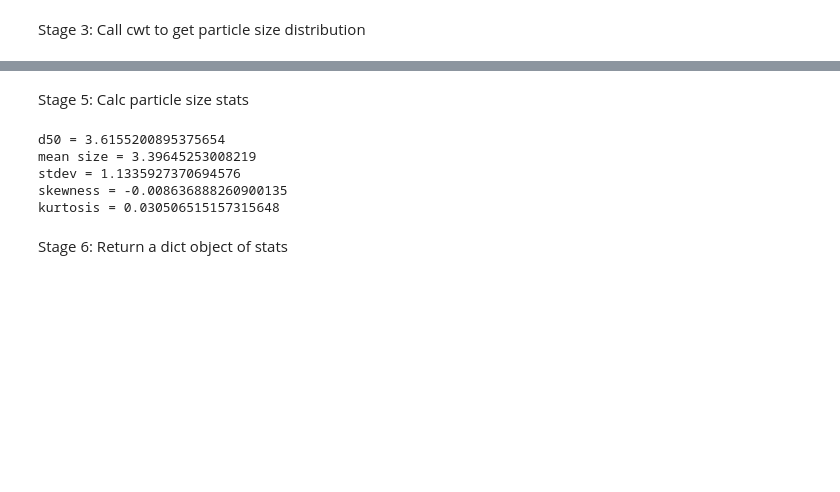
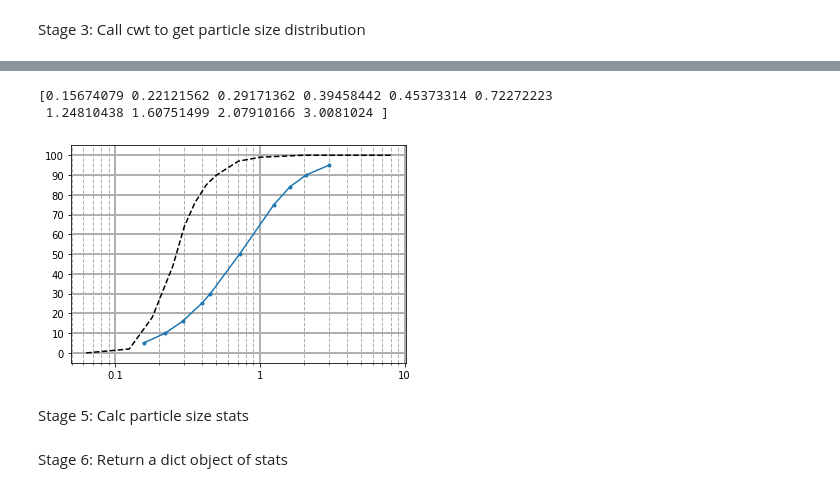
Before and after one commit to CasperFBakker/pyDGS-GUI, a Jupyter notebook: pyDGS Jupyter/dgs_og.ipynb, the cells around one changed output, grey strips where cells are left out. Drawn from its saved outputs; the diff is of its cells as text; code cells hidden in the pictures; blank space fills up the shorter version.

```diff
--- a/pyDGS Jupyter/dgs_og.ipynb
+++ b/pyDGS Jupyter/dgs_og.ipynb
@@ -121,8 +112,30 @@ print(test1)
+# %%
+pd = np.interp([.05,.1,.16,.25,.3,.5,.75,.84,.9,.95],np.hstack((0,np.cumsum(r_v))), np.hstack((0,scales)) )
+data_C = pd * resolution
+print(data_C)
+sieve_open = [8, 4, 2, 1, 0.71, 0.5, 0.425, 0.355, 0.3, 0.25, 0.18, 0.125, 0.063]
+sieve_C = [98, 93, 76, 55, 40, 22, 16, 9, 5, 2, 0, 0, 0]
+sieve_A = [100, 100, 100, 99, 97, 90, 85, 76, 64, 44, 18, 2, 0]
+percentile_C = [5, 10, 16, 25, 30, 50,  75, 84, 90, 95]
+plt.plot(data_C, percentile_C, marker='.')
+plt.plot(sieve_open, sieve_A, ls='--', color='black')
+
+plt.xscale("log")
+plt.grid(which='major', linewidth=2, linestyle='-')
+plt.grid(which='minor', linewidth=1, linestyle='--')
+plt.yticks(np.arange(0,110, 10), ['0', '10', '20', '30', '40', '50', '60', '70', '80', '90', '100'] )
+plt.xticks([0.1, 1, 10], [0.1,1,10])
+
+plt.show()
+# %% [output]
+[0.15674079 0.22121562 0.29171362 0.39458442 0.45373314 0.72272223
+ 1.24810438 1.60751499 2.07910166 3.0081024 ]
+[figure, added]
 # %% [markdown]
 Stage 5: Calc particle size stats
 # %%
-
 pd = np.interp([.05,.1,.16,.25,.3,.5,.75,.84,.9,.95],np.hstack((0,np.cumsum(r_v))), np.hstack((0,scales)) )
+pd *= resolution
 if verbose==1:
     print("d50 = "+str(pd[5]))
 
@@ -141,12 +154,6 @@ if verbose==1:
 kurt = (sum(r_v*((scales-mnsz)**4)))/(100*srt**4)
 if verbose==1:
     print("kurtosis = "+str(kurt))
-# %% [output]
-d50 = 3.6155200895375654
-mean size = 3.39645253008219
-stdev = 1.1335927370694576
-skewness = -0.008636888260900135
-kurtosis = 0.030506515157315648
 # %% [markdown]
 Stage 6: Return a dict object of stats
 # %%
```
Also changed, not shown: parts of 8 cells of this notebook, 2 other files.
